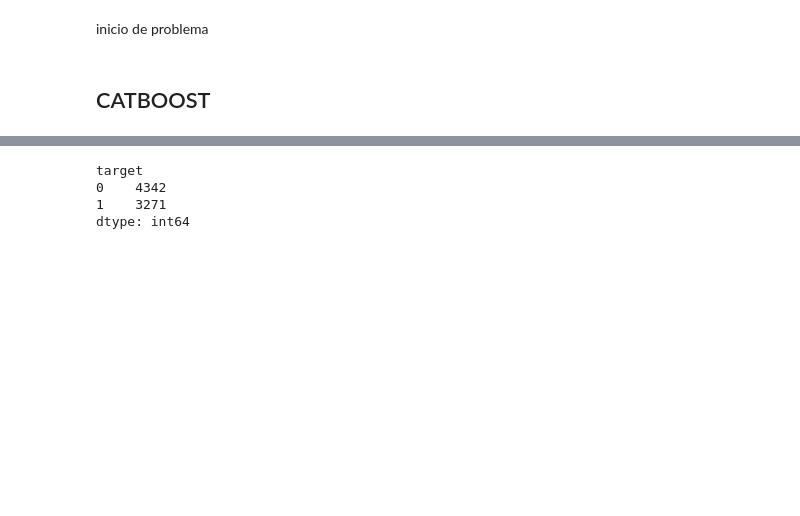
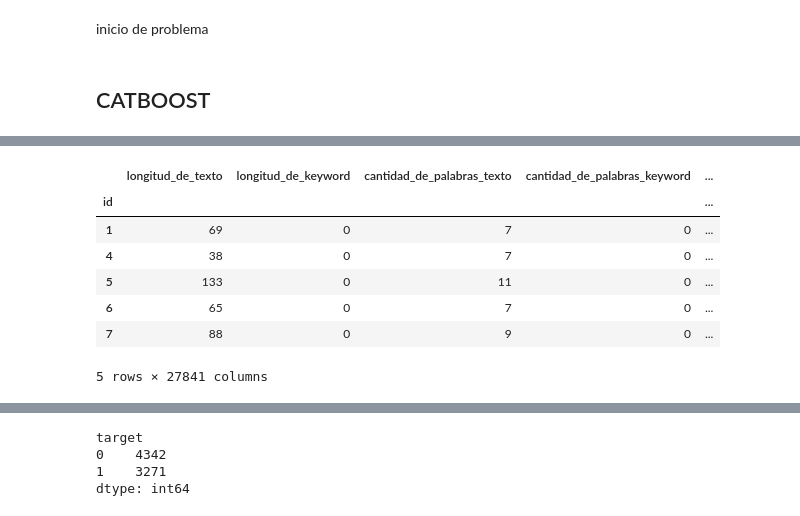
Before and after one commit to GIBelletti/TP2-7506-Datos, a Jupyter notebook: TP2.ipynb, the cells around one changed output, grey strips where cells are left out. Drawn from its saved outputs; the diff is of its cells as text; code cells hidden in the pictures; blank space fills up the shorter version.

```diff
--- a/TP2.ipynb
+++ b/TP2.ipynb
@@ -251,6 +251,21 @@ def set_palabras_del_train(df):
 
     return (palabrasTexto,palabrasKeyword)
 
+def hashtag_en_tweet(listado):
+    """defino hashtag como un numeral seguido por una cadena de texto"""
+    contador = 0
+    for palabra in listado:
+        if (palabra[0] == '#'):
+            contador += 1
+    return contador
+
+def cantidad_de_palabras_en_texto(lista,palabra):
+    contador = 0
+    for elemento in lista:
+        if (elemento == palabra):
+            contador += 1
+    return contador
+
 def preparar_df(df,listadoDePalabrasDelTextoDelSetDeEntrenamiento=[],listadoDePalabrasDelKeywordDelSetDeEntrenamiento=[]):
     df['text'].fillna("", inplace=True)
     df['keyword'].fillna("", inplace=True)
@@ -260,13 +275,18 @@ def preparar_df(df,listadoDePalabrasDelTextoDelSetDeEntrenamiento=[],listadoDePa
     df['longitud_de_keyword'] = df['keyword'].str.len()
 
     df['palabras_de_texto'] = df['text'].str.lower().str.split().apply(lambda x: [item for item in x if item not in stopwordEnglis])
-    df['palabras_de_keyword'] = df['text'].str.lower().str.split().apply(lambda x: [item for item in x if item not in stopwordEnglis])
+    df['palabras_de_keyword'] = df['keyword'].str.lower().str.split().apply(lambda x: [item for item in x if item not in stopwordEnglis])
 
     df['cantidad_de_palabras_texto'] = df['palabras_de_texto'].map(len)
     df['cantidad_de_palabras_keyword'] = df['palabras_de_keyword'].map(len)
 
-    #df['palabras_de_texto'] = df['palabras_de_texto'].apply(lambda x: [item for item in x if item in listadoDePalabrasDelTextoDelSetDeEntrenamiento])
+    df['cantidad_de_hashtag_en_texto'] = df['palabras_de_texto'].map(hashtag_en_tweet)
+
+    df['palabras_de_texto'] = df['palabras_de_texto'].apply(lambda x: [item for item in x if item in listadoDePalabrasDelTextoDelSetDeEntrenamiento])
     #df['palabras_de_keyword'] = df['palabras_de_keyword'].apply(lambda x: [item for item in x if item in listadoDePalabrasDelKeywordDelSetDeEntrenamiento])
+
+    for palabra in listadoDePalabrasDelTextoDelSetDeEntrenamiento:
+        df[palabra] = df['palabras_de_texto'].map(lambda x: cantidad_de_palabras_en_texto(x,palabra))
 
     #df['text'] = df['text'].str.replace(r' ', '')
     #df['keyword'] = df['keyword'].str.replace(r' ', '')
@@ -299,2 +314,22 @@ train_set.head()
+# %%
+train_label = tweets_original_entrenamiento['target']
+train_set = tweets_original_entrenamiento
+train_set = train_set.drop(columns=['target'])
+
+seriePalabrasTexto = train_set['text'].str.lower().str.split().apply(lambda x: [item for item in x if item not in stopwordEnglis])
+#seriePalabrasKeyword = train_set['keyword'].str.lower().str.split().apply(lambda x: [item for item in x if item not in stopwordEnglis])
+listadoDePalabrasDelTextoDelSetDeEntrenamiento = extraer_palabras(seriePalabrasTexto)
+#listadoDePalabrasDelKeywordDelSetDeEntrenamiento = extraer_palabras(seriePalabrasKeyword)
+train_set = preparar_df(train_set,listadoDePalabrasDelTextoDelSetDeEntrenamiento)
+train_set.head()
+# %% [output]
+|  | longitud_de_texto | longitud_de_keyword | cantidad_de_palabras_texto | cantidad_de_palabras_keyword | ... |
+| id |  |  |  |  | ... |
+| 1 | 69 | 0 | 7 | 0 | ... |
+| 4 | 38 | 0 | 7 | 0 | ... |
+| 5 | 133 | 0 | 11 | 0 | ... |
+| 6 | 65 | 0 | 7 | 0 | ... |
+| 7 | 88 | 0 | 9 | 0 | ... |
+5 rows × 27841 columns
 # %%
 test_set = tweets_original_prueba
```
Also changed, not shown: parts of 18 cells of this notebook.
